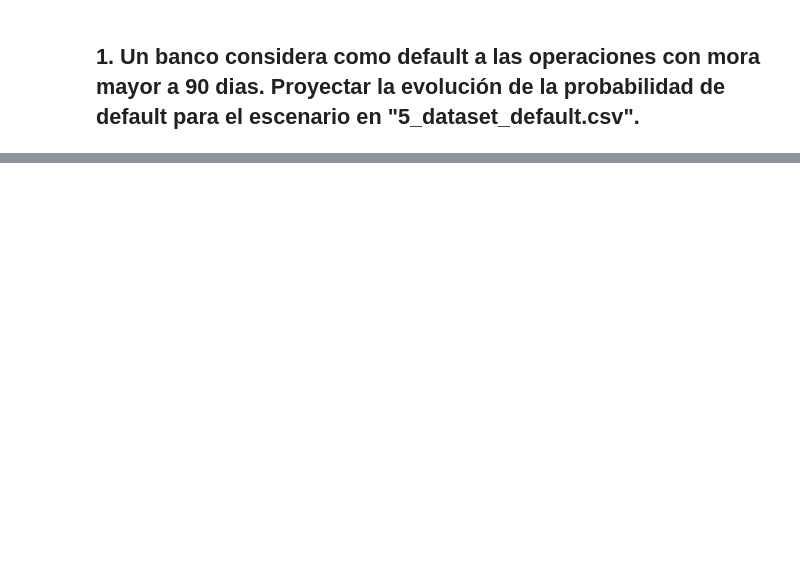
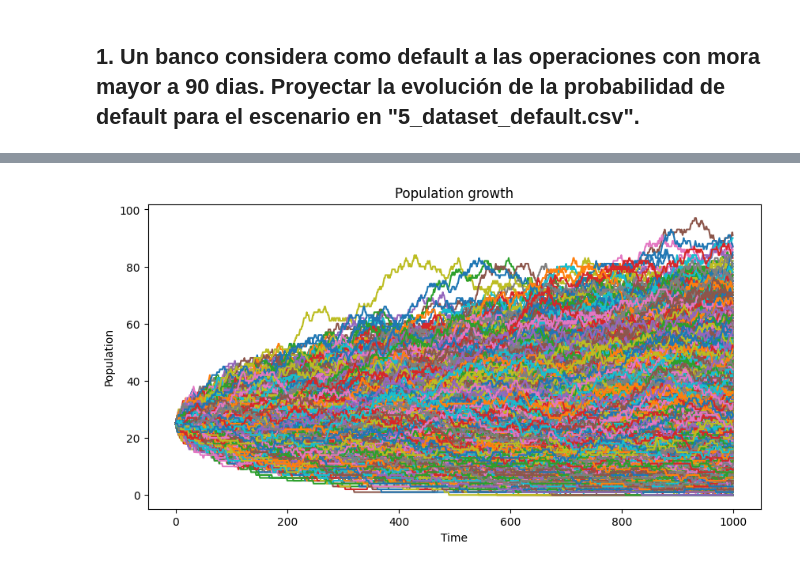
Before and after one commit to Lemito66/Maestria, a Jupyter notebook: Analisis_de_Riesgos/5_markov/5_problemas_practicos.ipynb, the cells around one changed output, grey strips where cells are left out. Drawn from its saved outputs; the diff is of its cells as text; code cells hidden in the pictures; blank space fills up the shorter version.

```diff
--- a/Analisis_de_Riesgos/5_markov/5_problemas_practicos.ipynb
+++ b/Analisis_de_Riesgos/5_markov/5_problemas_practicos.ipynb
@@ -23,0 +58,20 @@ transition_matrix = [
+# %%
+n_simulations = 10000
+population_sim = []
+
+for n in range(n_simulations):
+    n_times = 1000
+    population = population_init
+    population_count = [population_init]
+    for t in range(n_times -1):
+        if limit_min < population < limit_max:
+            birth = 1 if np.random.rand() <= b_rate * population else 0
+            death = 1 if np.random.rand() <= d_rate * population else 0
+            population += birth - death
+
+        else:
+            population = population
+        population_count.append(population)
+    population_sim.append(population_count)
+
+print(np.mean(population_sim, axis=0))
@@ -23,0 +96,12 @@ transition_matrix = [
+# %%
+fig, ax = plt.subplots(1,1, figsize=(10,5))
+ax.plot(population_count)
+ax.set_xlabel('Time')
+ax.set_ylabel('Population')
+ax.set_title('Population growth')
+
+for i in population_sim:
+    ax.plot(i)
+plt.show()
+# %% [output]
+[figure, added]
```
Also changed, not shown: parts of 10 cells of this notebook, 1 other file.
